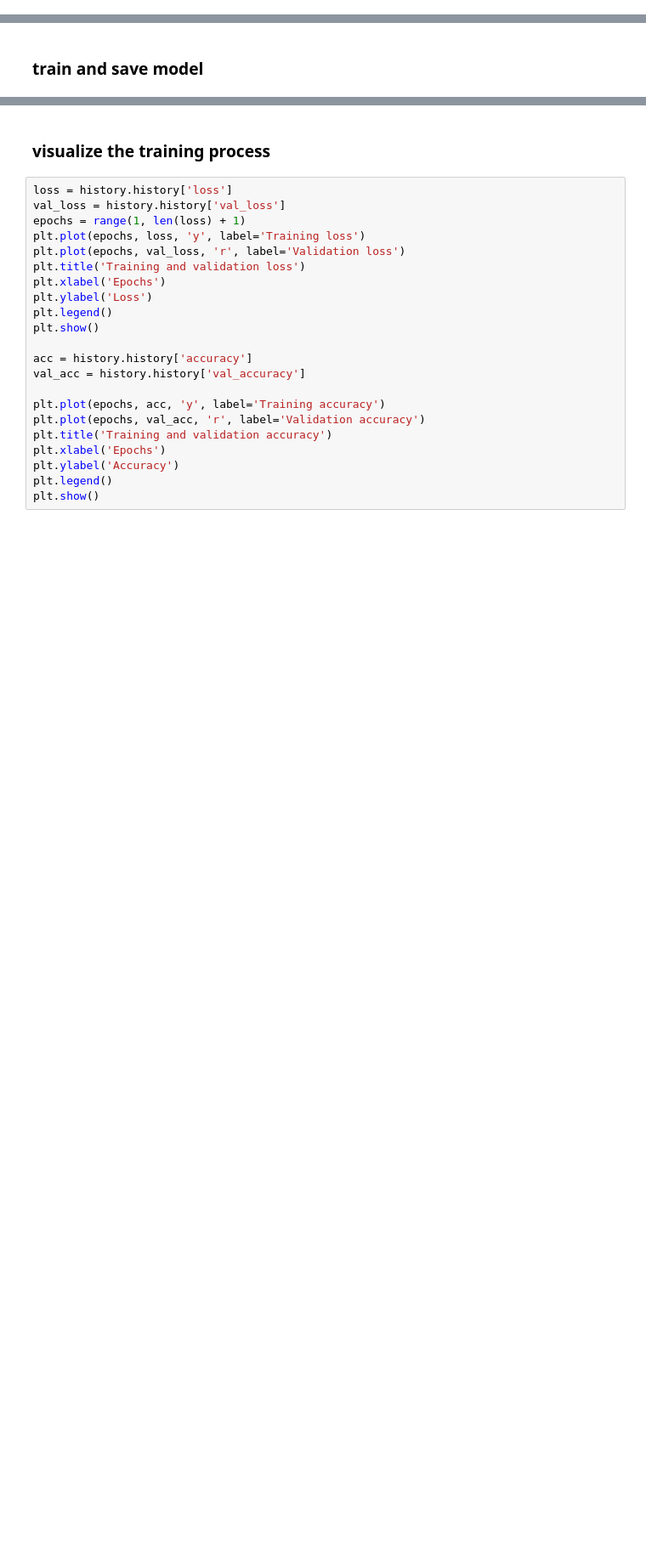
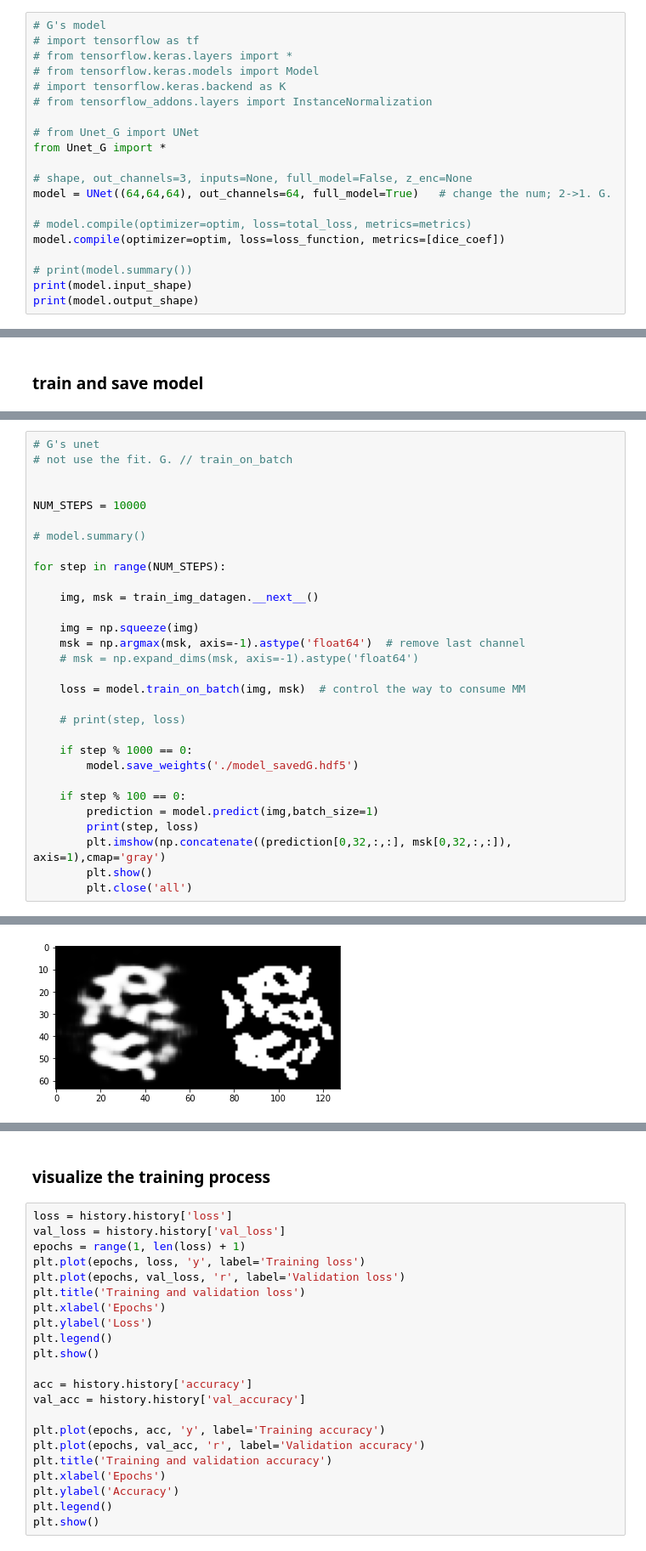
Before and after one commit to leeroyhannover/3DUnet_keras, a Jupyter notebook: train.ipynb, the cells around one changed output, grey strips where cells are left out. Shown at 85% size. Saved outputs shown, nothing was run; the diff lists cells and outputs as text; blank space fills up the shorter version.

```diff
--- a/train.ipynb
+++ b/train.ipynb
@@ -225,0 +274,20 @@ ________________________________________________________________________________
+# %%
+# G's model
+# import tensorflow as tf
+# from tensorflow.keras.layers import *
+# from tensorflow.keras.models import Model
+# import tensorflow.keras.backend as K
+# from tensorflow_addons.layers import InstanceNormalization
+
+# from Unet_G import UNet
+from Unet_G import *
+
+# shape, out_channels=3, inputs=None, full_model=False, z_enc=None
+model = UNet((64,64,64), out_channels=64, full_model=True)   # change the num; 2->1. G.
+
+# model.compile(optimizer=optim, loss=total_loss, metrics=metrics)
+model.compile(optimizer=optim, loss=loss_function, metrics=[dice_coef])
+
+# print(model.summary())
+print(model.input_shape)
+print(model.output_shape)
@@ -227,0 +332,31 @@ ________________________________________________________________________________
+# %%
+# G's unet
+# not use the fit. G. // train_on_batch
+
+
+NUM_STEPS = 10000
+
+# model.summary()
+
+for step in range(NUM_STEPS):
+
+    img, msk = train_img_datagen.__next__()
+
+    img = np.squeeze(img)
+    msk = np.argmax(msk, axis=-1).astype('float64')  # remove last channel
+    # msk = np.expand_dims(msk, axis=-1).astype('float64')
+
+    loss = model.train_on_batch(img, msk)  # control the way to consume MM
+
+    # print(step, loss)
+
+    if step % 1000 == 0:
+        model.save_weights('./model_savedG.hdf5')
+
+    if step % 100 == 0:
+        prediction = model.predict(img,batch_size=1)
+        print(step, loss)
+        plt.imshow(np.concatenate((prediction[0,32,:,:], msk[0,32,:,:]), axis=1),cmap='gray')
+        plt.show()
+        plt.close('all')
+# %% [output]
@@ -227,0 +365 @@ ________________________________________________________________________________
+[figure, added]
```
Also changed, not shown: parts of 16 cells of this notebook, 9 other files.
